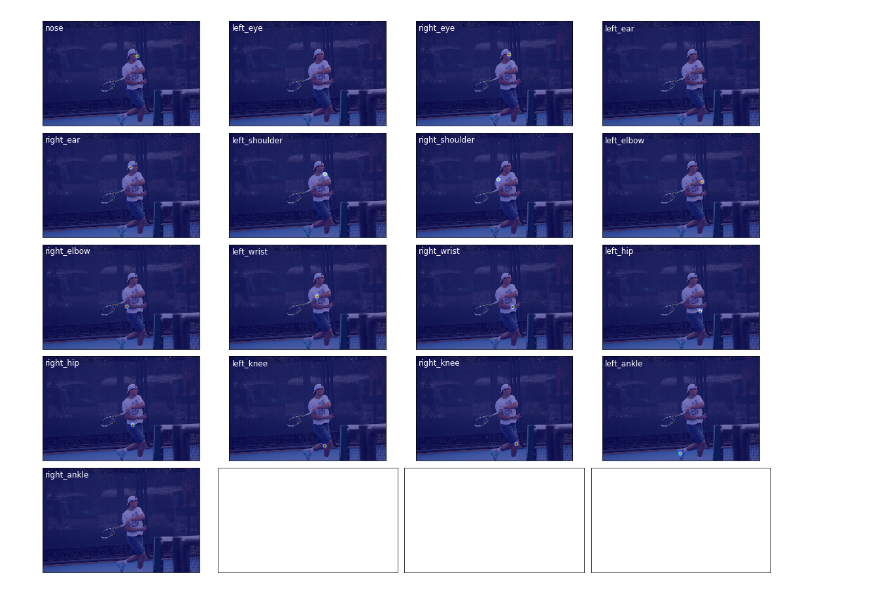
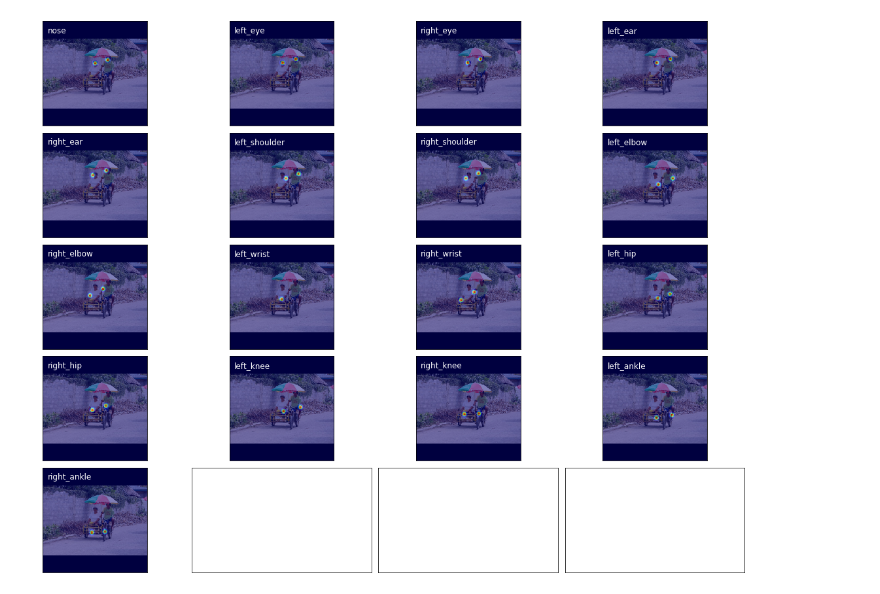
Before and after one commit to Nitish565/yoga-pose-estimation, a Jupyter notebook: COCO/Untitled.ipynb, the cells around one changed output. Drawn from its saved outputs; the diff is of its cells as text; code cells hidden in the pictures.

```diff
--- a/COCO/Untitled.ipynb
+++ b/COCO/Untitled.ipynb
@@ -407,40 +145,4 @@ def get_keypoints_from_annotations(anns):
-# %%
-import skimage.io as io
-
-class COCO_Person_Dataset(torch.utils.data.Dataset):
-    def __init__(self, image_dir, img_id_to_image_info, img_id_to_annotations, tfms, get_heatmap_masks, get_paf_masks):
-        super(COCO_Person_Dataset, self).__init__()
-        self.image_dir = image_dir
-        self.img_id_to_image_info = img_id_to_image_info
-        self.img_id_to_annotations = img_id_to_annotations
-        self.im_ids = list(img_id_to_annotations.keys())
-        self.tfms = tfms
-        self.get_heatmap_masks = get_heatmap_masks
-        self.get_paf_masks = get_paf_masks
-
-        self.len = len(self.im_ids)
-
-
-    def __getitem__(self, index):
-        im_id = self.im_ids[index]
-        img = io.imread(self.image_dir+self.img_id_to_image_info[im_id]['file_name'])
-        annotations = self.img_id_to_annotations[im_id]
-        keypoints = []
-        for ann in annotations:
-            keypoints.append(list(zip(ann['keypoints'][::3], ann['keypoints'][1::3], ann['keypoints'][2::3])))
-        keypoints = np.array(keypoints)
-
-        if self.tfms:
-            tfmd_sample = self.tfms({"image":img, "keypoints":keypoints})
-            img, annotations = tfmd_sample["image"], tfmd_sample["keypoints"]
-
-        heatmaps, HM_BINARY_IND = self.get_heatmap_masks(img, annotations)
-        pafs, PAF_BINARY_IND = self.get_paf_masks(img, annotations)
-        return (img, heatmaps, pafs, HM_BINARY_IND, PAF_BINARY_IND)
-
-    def __len__(self):
-        return self.len
 # %%
-ds = COCO_Person_Dataset('train2014/', img_id_to_image_info, img_id_to_annotations, None, get_heatmap_masks, get_paf_masks)
+ds = COCO_Person_Dataset('train2014/', img_id_to_image_info, img_id_to_annotations, ResizeImgAndKeypoints())
 # %%
-i, hm, paf, hm_ind, paf_ind = ds[1000]
+i, hm, paf, hm_ind, paf_ind = ds[0]
@@ -456,4 +162,4 @@ plot_pafs(i, paf)
 # %%
-plot_heatmaps(i, hm)
+plot_utils.plot_heatmaps(i, hm)
 # %% [output]
-[figure, old version]
+[figure, new version]
```
Also changed, not shown: parts of 25 cells of this notebook, 10 other files.
